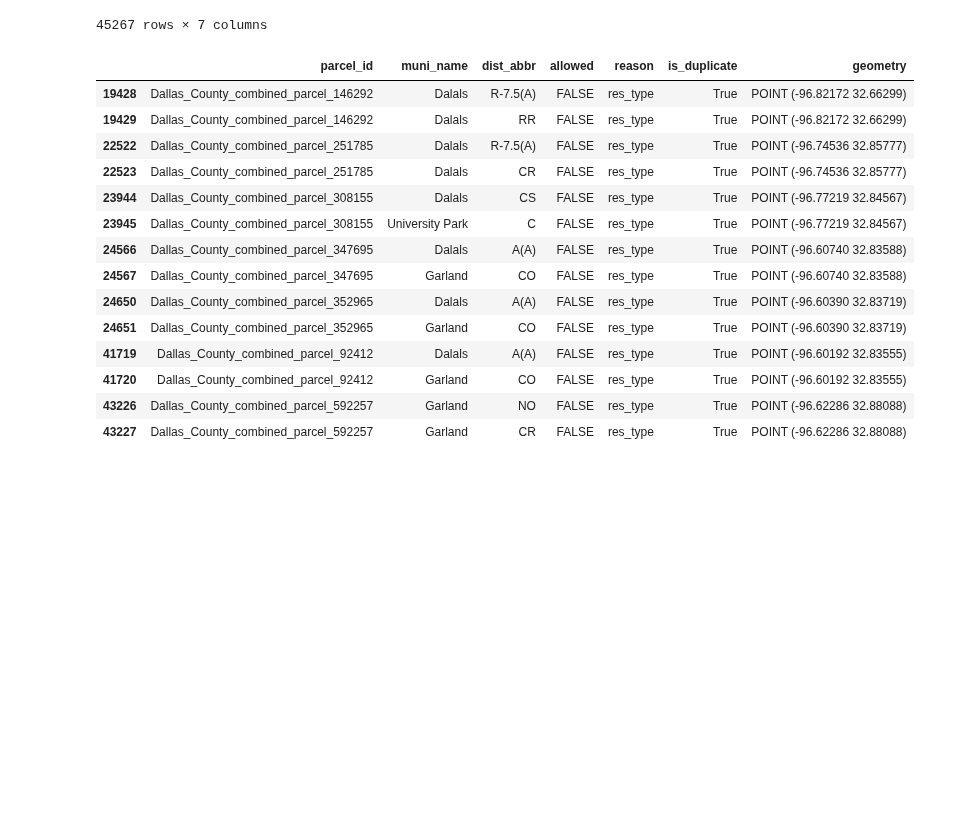
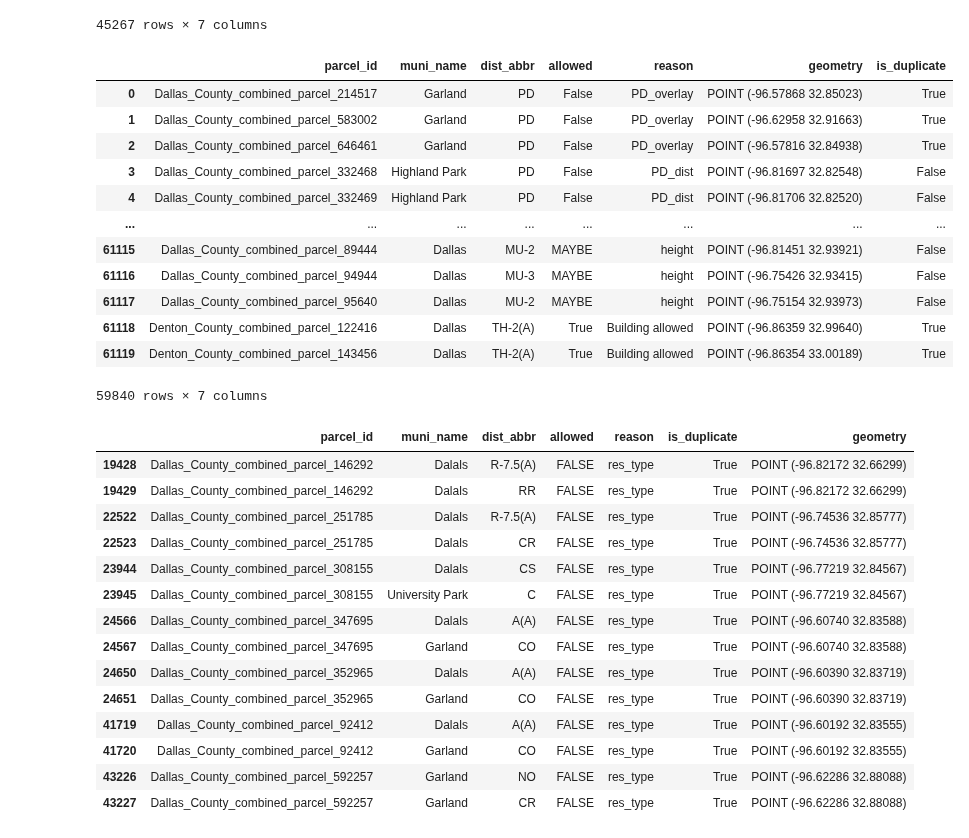
Before and after one commit to vibe-lab-gsd/zonepy, a Jupyter notebook: examples.ipynb, the cells around one changed output. Drawn from its saved outputs; the diff is of its cells as text; code cells hidden in the pictures; blank space fills up the shorter version.

```diff
--- a/examples.ipynb
+++ b/examples.ipynb
@@ -1416,6 +1426,22 @@ common_parcel_ids = list(set(kamryn_results_parcel_list) & set(houpu_un_detailed
 
 kamryn_results_check = kamryn_results[kamryn_results['parcel_id'].isin(common_parcel_ids)]
 houpu_un_detailed_check = un_detailed_check[un_detailed_check['parcel_id'].isin(common_parcel_ids)]
+# %%
+houpu_un_detailed_check
+# %% [output]
+|  | parcel_id | muni_name | dist_abbr | allowed | reason | geometry | is_duplicate |
+| 0 | Dallas_County_combined_parcel_214517 | Garland | PD | False | PD_overlay | POINT (-96.57868 32.85023) | True |
+| 1 | Dallas_County_combined_parcel_583002 | Garland | PD | False | PD_overlay | POINT (-96.62958 32.91663) | True |
+| 2 | Dallas_County_combined_parcel_646461 | Garland | PD | False | PD_overlay | POINT (-96.57816 32.84938) | True |
+| 3 | Dallas_County_combined_parcel_332468 | Highland Park | PD | False | PD_dist | POINT (-96.81697 32.82548) | False |
+| 4 | Dallas_County_combined_parcel_332469 | Highland Park | PD | False | PD_dist | POINT (-96.81706 32.82520) | False |
+| ... | ... | ... | ... | ... | ... | ... | ... |
+| 61115 | Dallas_County_combined_parcel_89444 | Dallas | MU-2 | MAYBE | height | POINT (-96.81451 32.93921) | False |
+| 61116 | Dallas_County_combined_parcel_94944 | Dallas | MU-3 | MAYBE | height | POINT (-96.75426 32.93415) | False |
+| 61117 | Dallas_County_combined_parcel_95640 | Dallas | MU-2 | MAYBE | height | POINT (-96.75154 32.93973) | False |
+| 61118 | Denton_County_combined_parcel_122416 | Dallas | TH-2(A) | True | Building allowed | POINT (-96.86359 32.99640) | True |
+| 61119 | Denton_County_combined_parcel_143456 | Dallas | TH-2(A) | True | Building allowed | POINT (-96.86354 33.00189) | True |
+59840 rows × 7 columns
 # %%
 kamryn_results_check[kamryn_results_check['is_duplicate'] == True]
 # %% [output]
```
Also changed, not shown: parts of 22 cells of this notebook, 1 other file.
